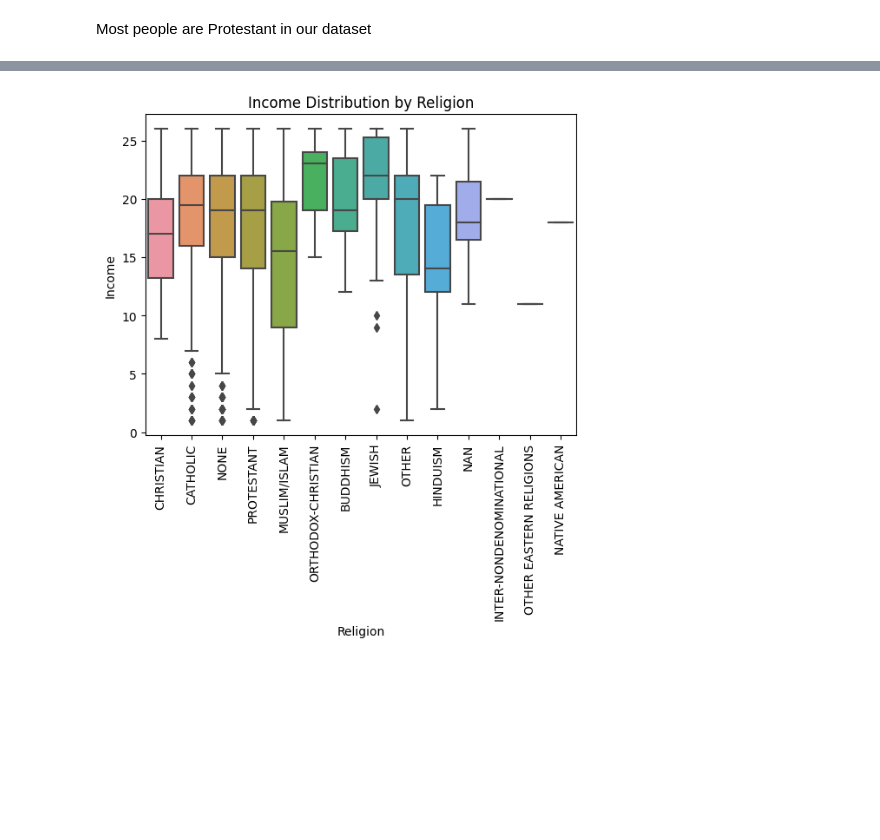
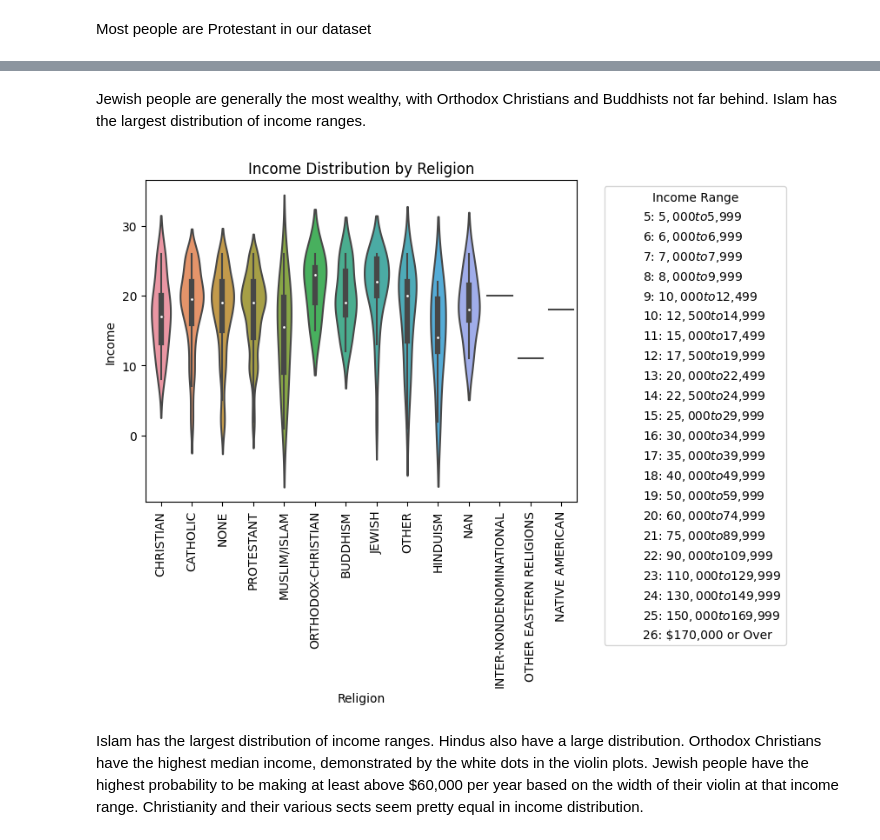
Before and after one commit to DS3001/group14, a Jupyter notebook: SabrinaViz.ipynb, the cells around one changed output, grey strips where cells are left out. Drawn from its saved outputs; the diff is of its cells as text; code cells hidden in the pictures; blank space fills up the shorter version.

Commit message:
Graphs for income vs religion

```diff
--- a/SabrinaViz.ipynb
+++ b/SabrinaViz.ipynb
@@ -60,9 +75,15 @@ Most people are Protestant in our dataset
+# %% [markdown]
+Jewish people are generally the most wealthy, with Orthodox Christians and Buddhists not far behind. Islam has the largest distribution of income ranges.
 # %%
-sns.boxplot(x='RELIG', y='INCOME16', data=df)
+sns.violinplot(x='RELIG', y='INCOME16', data=df)
 plt.xlabel('Religion')
 plt.ylabel('Income')
 plt.title('Income Distribution by Religion')
+legend_elements = [Line2D([0], [0], color='white', marker='', markersize=0, label=f"{value}: {label}") for value, label in income_mapping.items()]
+plt.legend(handles=legend_elements, title='Income Range', bbox_to_anchor=(1.05, 1), loc='upper left')
 plt.xticks(rotation=90)
 plt.show()
 # %% [output]
-[figure, old version]
+[figure, new version]
+# %% [markdown]
+Islam has the largest distribution of income ranges. Hindus also have a large distribution. Orthodox Christians have the highest median income, demonstrated by the white dots in the violin plots. Jewish people have the highest probability to be making at least above $60,000 per year based on the width of their violin at that income range. Christianity and their various sects seem pretty equal in income distribution.
```
Also changed, not shown: parts of 2 cells of this notebook.
